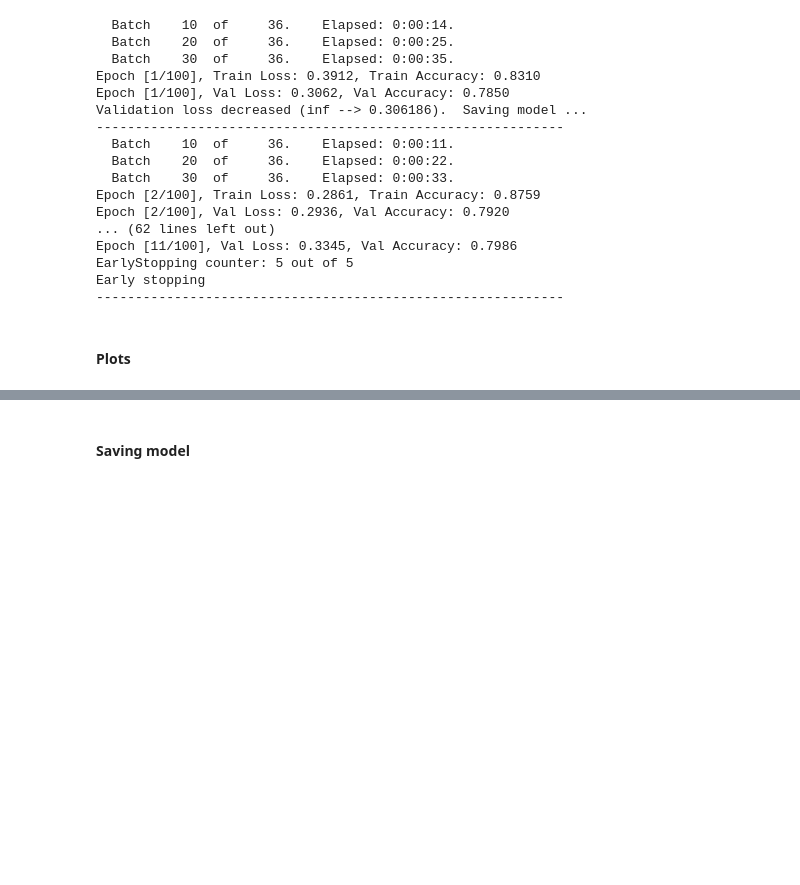
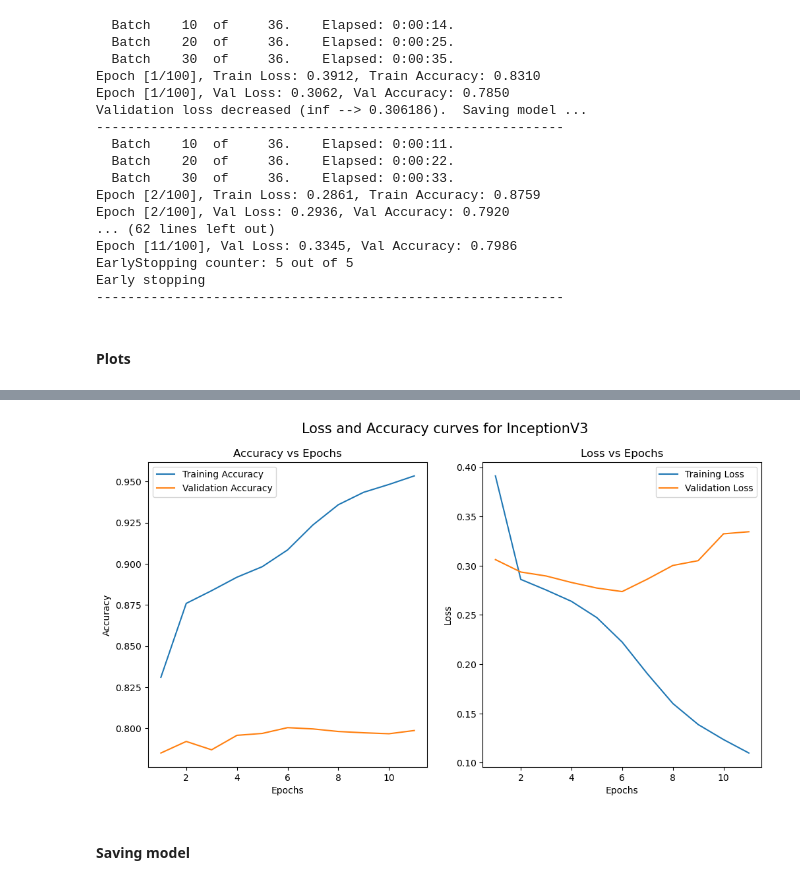
Before and after one commit to madhava20217/Ocular-Disease-Multiclass-Identification-ODIR19-, a Jupyter notebook: InceptionV3/Inceptionv3_Baseline_DL_Project.ipynb, the cells around one changed output, grey strips where cells are left out. Cells and saved outputs as stored; diff of their text form; code cells hidden in the pictures; blank space fills up the shorter version.

Commit message:
plot code added

```diff
--- a/InceptionV3/Inceptionv3_Baseline_DL_Project.ipynb
+++ b/InceptionV3/Inceptionv3_Baseline_DL_Project.ipynb
@@ -69,6 +69,7 @@ We will use the GPU: NVIDIA GeForce RTX 3090
 # %%
 ROOT_DIR = '/content/drive/MyDrive/Project/Datasets/ocular-disease-recognition-odir5k'
 ROOT_DIR = '../Datasets/ocular-disease-recognition-odir5k/'
+PLOT_DIR = '../Plots/'
 # %%
 IMAGE_FOLDER = ROOT_DIR + '/inception_preprocessed_images'
 CSV_PATH = ROOT_DIR + '/dataset_single_eye.csv'
@@ -496,3 +493,29 @@ plt
+# %%
+accuracy_training   = [x.item() for x in accuracy_training]
+accuracy_validation = [x.item() for x in accuracy_validation]
+# %%
+fig, ax = plt.subplots(1, 2, figsize = (12, 6))
+n_ep = len(accuracy_training)
+
+fig.suptitle("Loss and Accuracy curves for InceptionV3", fontsize = 15)
+
+ax[0].plot(range(1, n_ep+1), accuracy_training, label = 'Training Accuracy')
+ax[0].plot(range(1, n_ep+1), accuracy_validation, label = 'Validation Accuracy')
+ax[0].legend()
+ax[0].set_xlabel("Epochs")
+ax[0].set_ylabel("Accuracy")
+ax[0].set_title("Accuracy vs Epochs")
+
+ax[1].plot(range(1, n_ep+1), loss_training, label = 'Training Loss')
+ax[1].plot(range(1, n_ep+1), loss_validation, label = 'Validation Loss')
+ax[1].legend()
+ax[1].set_xlabel("Epochs")
+ax[1].set_ylabel("Loss")
+ax[1].set_title("Loss vs Epochs")
+
+fig.savefig(PLOT_DIR+'incpetion_v3_loss_acc_curve.png', facecolor = 'w')
+# %% [output]
+[figure, added]
 # %% [markdown]
 #### Saving model
 # %%
```
Also changed, not shown: parts of 1 cell of this notebook, 1 other file.
